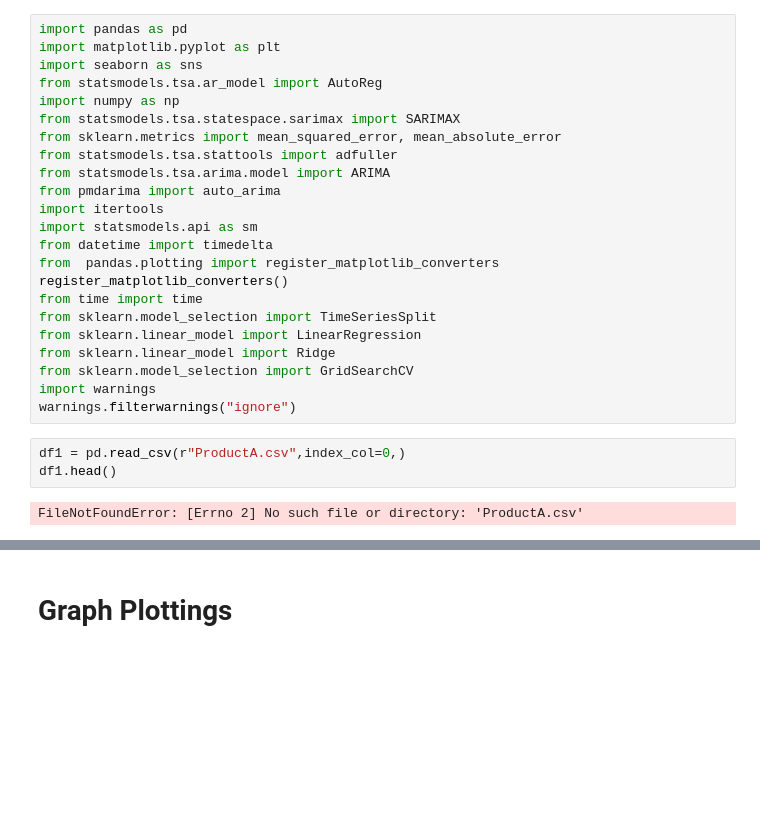
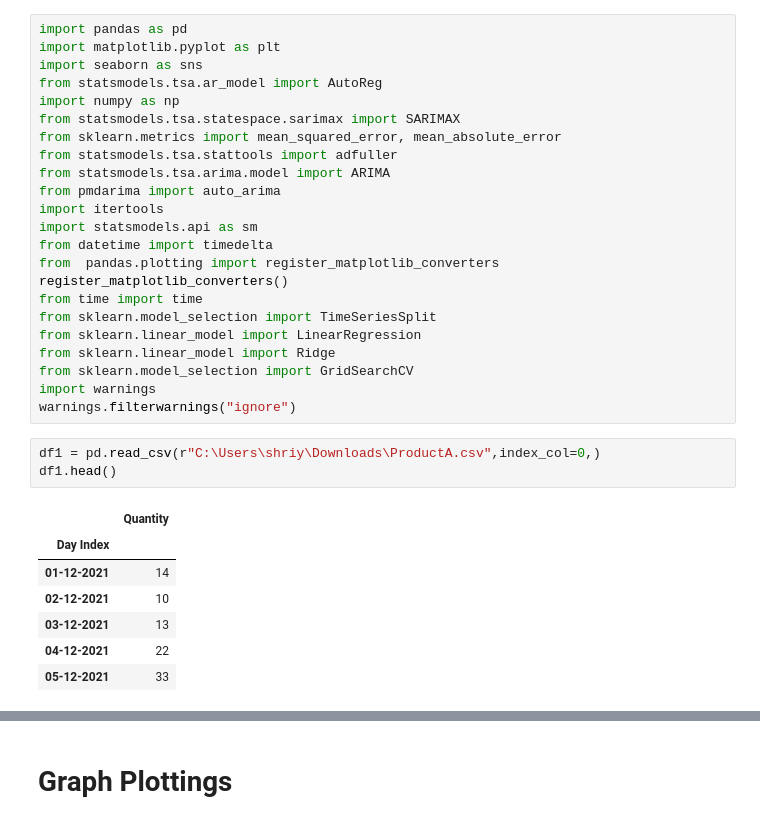
Before and after one commit to Shriya2524/Demand-forcasting, a Jupyter notebook: DEMAND_FORCASTING.ipynb, the cells around one changed output, grey strips where cells are left out. Saved outputs shown, nothing was run; the diff lists cells and outputs as text; blank space fills up the shorter version.

```diff
--- a/DEMAND_FORCASTING.ipynb
+++ b/DEMAND_FORCASTING.ipynb
@@ -24,8 +24,14 @@ from sklearn.model_selection import GridSearchCV
 import warnings
 warnings.filterwarnings("ignore")
 # %%
-df1 = pd.read_csv(r"ProductA.csv",index_col=0,)
+df1 = pd.read_csv(r"C:\Users\shriy\Downloads\ProductA.csv",index_col=0,)
 df1.head()
 # %% [output]
-FileNotFoundError: [Errno 2] No such file or directory: 'ProductA.csv'
+|  | Quantity |
+| Day Index |  |
+| 01-12-2021 | 14 |
+| 02-12-2021 | 10 |
+| 03-12-2021 | 13 |
+| 04-12-2021 | 22 |
+| 05-12-2021 | 33 |
 # %%
```
Also changed, not shown: parts of 74 cells of this notebook.
